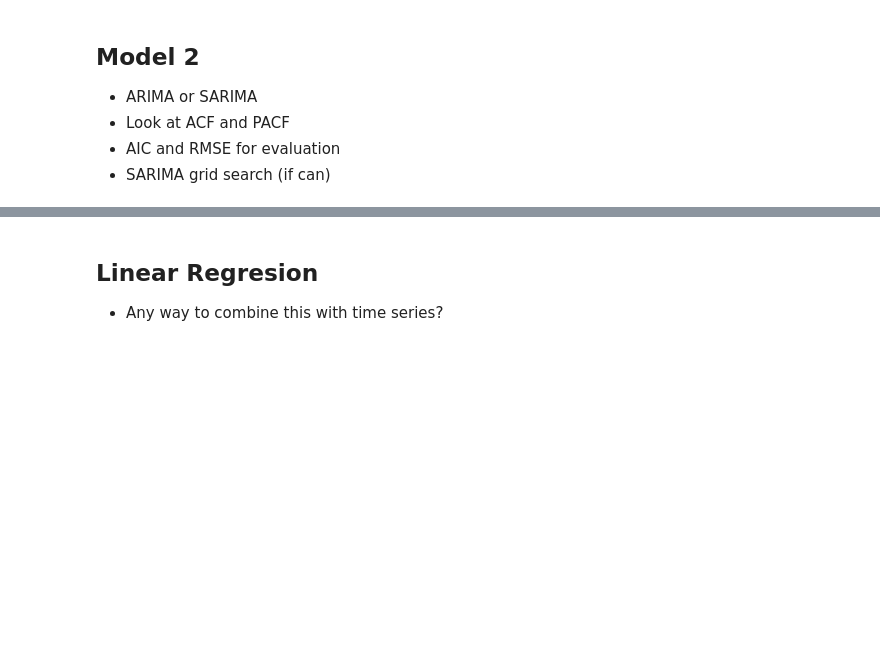
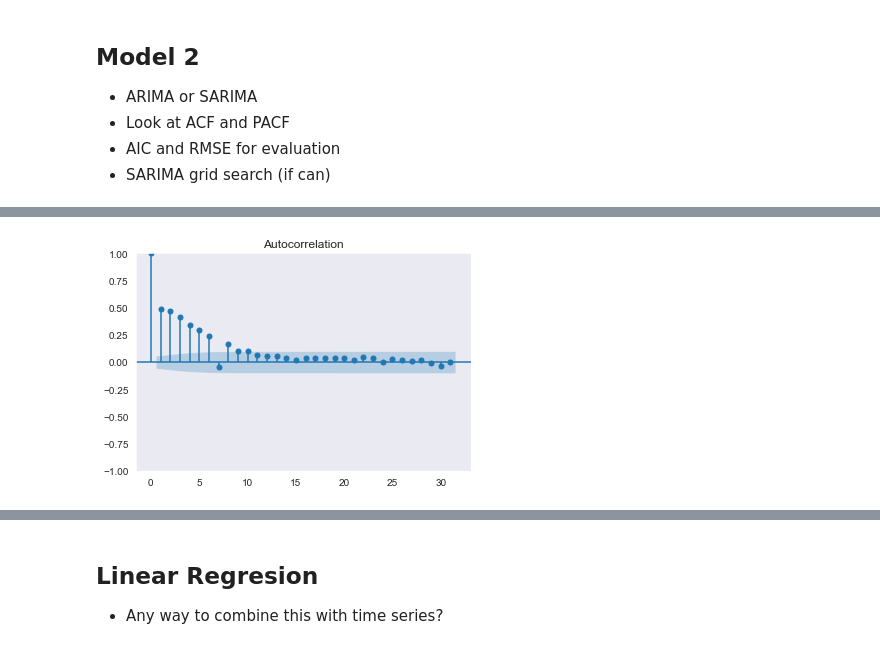
Before and after one commit to Bella3s/Covid-19-Time-Series-Modeling, a Jupyter notebook: index.ipynb, the cells around one changed output, grey strips where cells are left out. Cells and saved outputs as stored; diff of their text form; code cells hidden in the pictures; blank space fills up the shorter version.

```diff
--- a/index.ipynb
+++ b/index.ipynb
@@ -1013,0 +1077,7 @@ ax.plot(residuals.index, residuals.rolling(30).var());
+# %%
+# Take the first difference -- now plot correlation
+fig, ax =  plt.subplots()
+data = train['new_deaths_smoothed'].diff().dropna()
+plot_acf(data, ax=ax);
+# %% [output]
+[figure, added]
```
Also changed, not shown: parts of 30 cells of this notebook.
